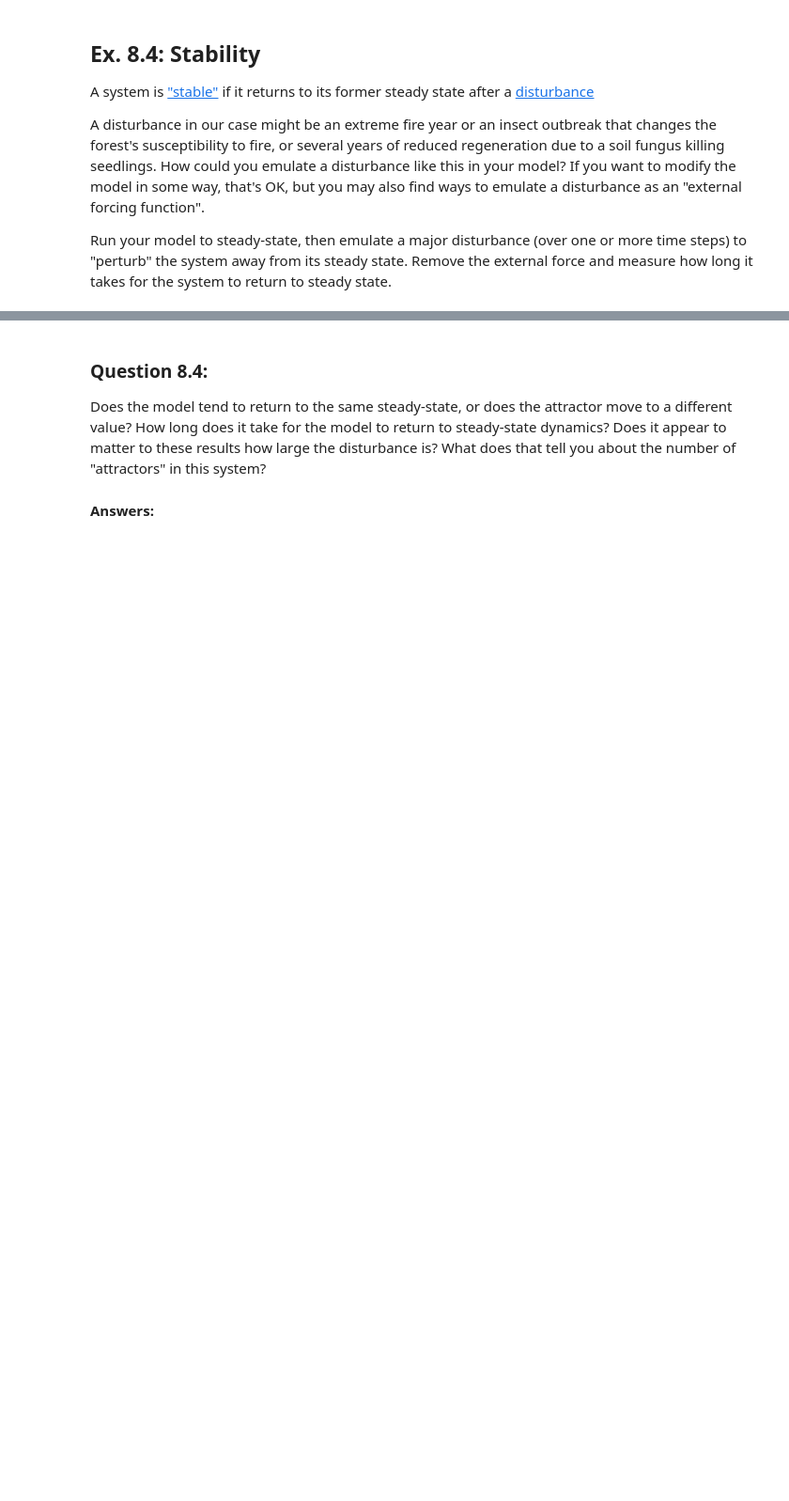
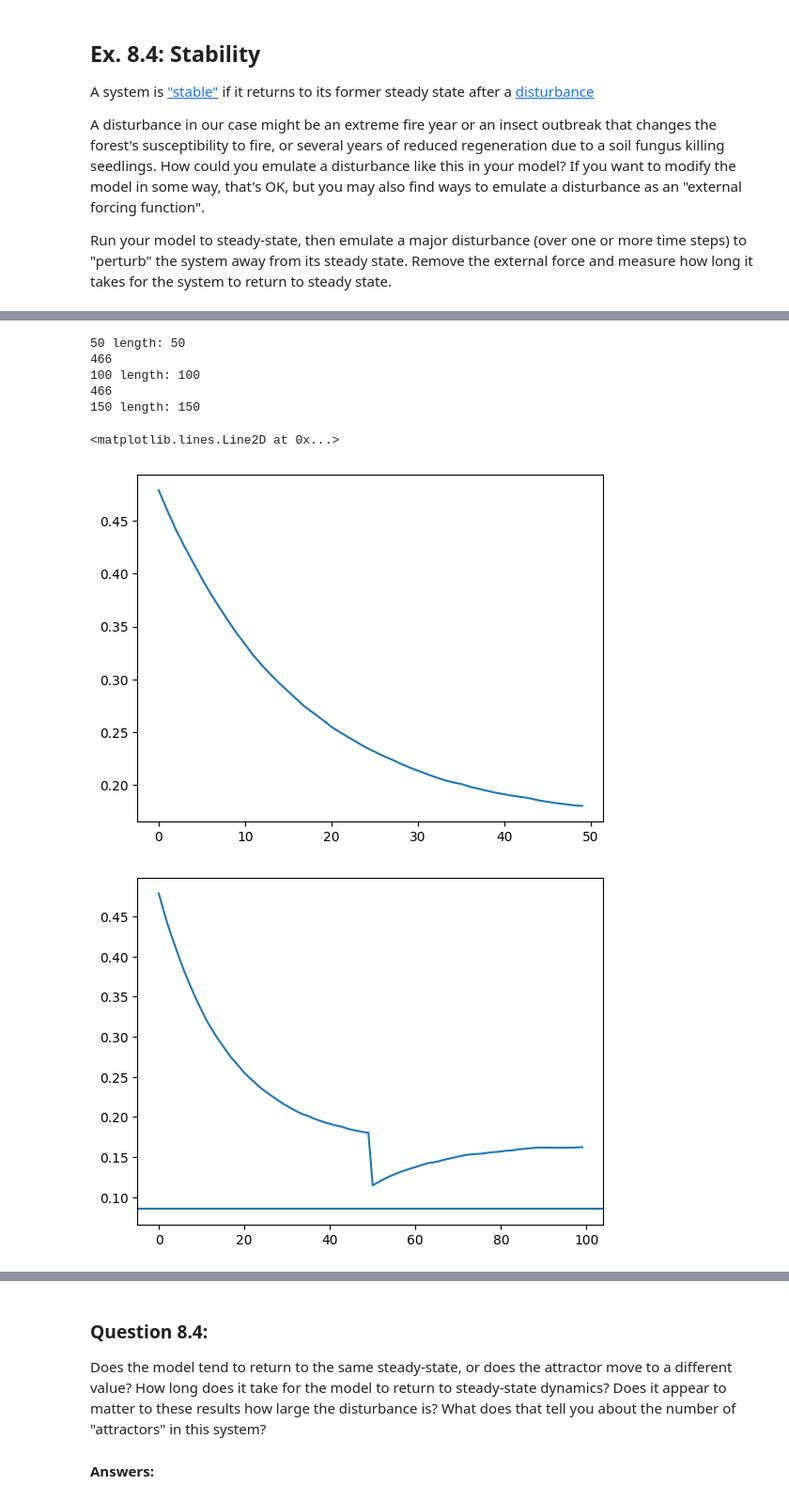
Before and after one commit to nikag2006/cap-comp215, a Jupyter notebook: labs/lab07-10-fire.ipynb, the cells around one changed output, grey strips where cells are left out. Shown at 94% size. Saved outputs shown, nothing was run; the diff lists cells and outputs as text; code cells hidden in the pictures; blank space fills up the shorter version.

```diff
--- a/labs/lab07-10-fire.ipynb
+++ b/labs/lab07-10-fire.ipynb
@@ -482,0 +447,33 @@ Disturbance introduced: 1141 occupied cells set to empty.
+# %%
+# Ex 8.4 here
+def add_fire_region(model):
+    size = model.state.shape[0] // 3
+    end = size + 300
+    print(end)
+
+    model.state[size:end, size:end] = model.FIRE
+
+
+simulation = ForestFire(500, p=0.01, f=0.05)
+
+occupied = []
+stab(simulation, occupied, length=50)
+
+# First disturbance
+add_fire_region(simulation)
+stab(simulation, occupied, length=100)
+plt.axhline(y=0.085)
+
+# Second disturbance
+add_fire_region(simulation)
+stab(simulation, occupied, length=150)
+plt.axhline(y=0.085)
+# %% [output]
+50 length: 50
+466
+100 length: 100
+466
+150 length: 150
+<matplotlib.lines.Line2D at 0x...>
+[figure, added]
+[figure, added]
```
Also changed, not shown: parts of 8 cells of this notebook.
